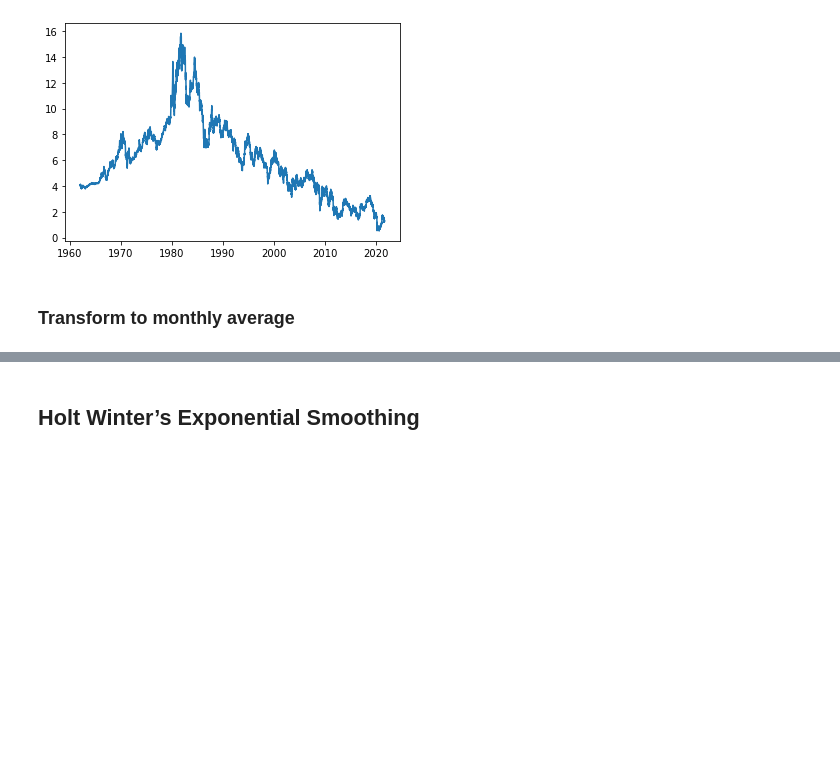
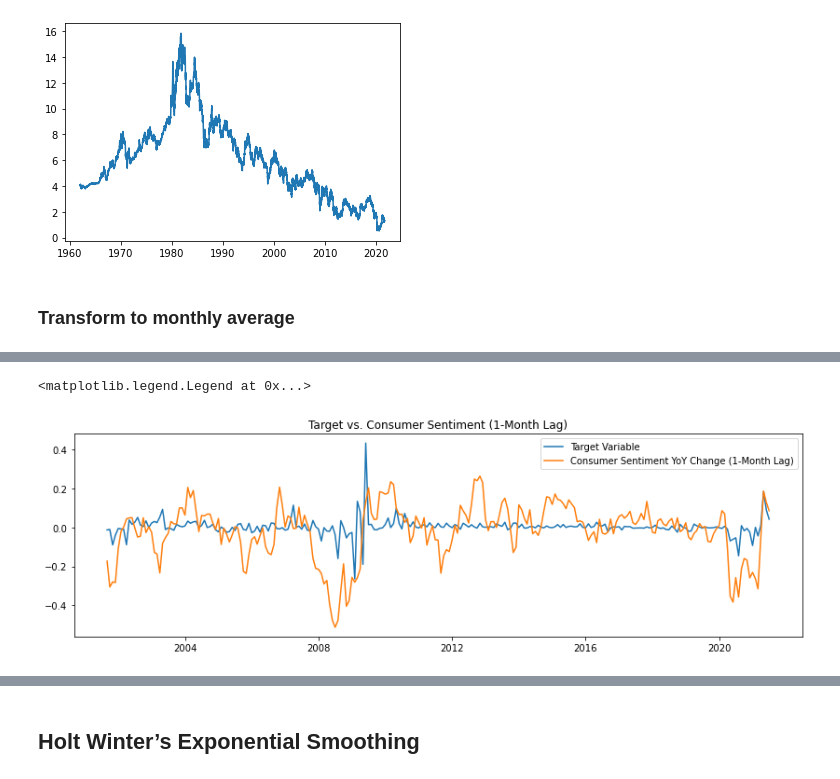
Before and after one commit to michelleazee/KPMG_forecasting_model, a Jupyter notebook: script/Sector_Models/Consumer_Discretionary.ipynb, the cells around one changed output, grey strips where cells are left out. Saved outputs shown, nothing was run; the diff lists cells and outputs as text; code cells hidden in the pictures; blank space fills up the shorter version.

```diff
--- a/script/Sector_Models/Consumer_Discretionary.ipynb
+++ b/script/Sector_Models/Consumer_Discretionary.ipynb
@@ -296,0 +505,9 @@ MAE: 0.025
+# %%
+plt.figure(figsize = (14, 4))
+plt.plot(df.target, label = 'Target Variable')
+plt.plot(df.soc_yoy_ch_1, label = 'Consumer Sentiment YoY Change (1-Month Lag)')
+plt.title('Target vs. Consumer Sentiment (1-Month Lag)')
+plt.legend()
+# %% [output]
+<matplotlib.legend.Legend at 0x...>
+[figure, added]
```
Also changed, not shown: parts of 193 cells of this notebook.
